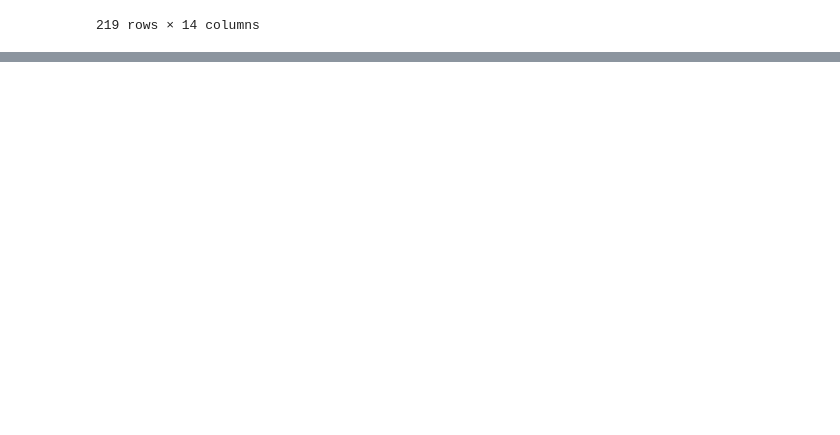
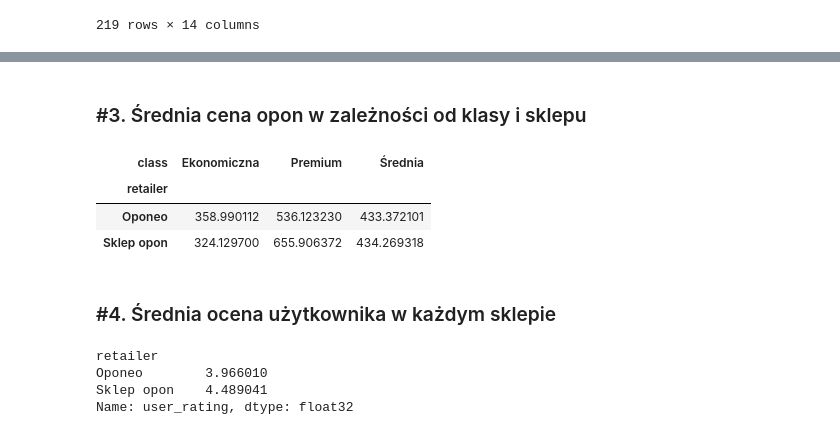
Before and after one commit to JacquesM27/PAD_all, a Jupyter notebook: mini_projekt.ipynb, the cells around one changed output, grey strips where cells are left out. Saved outputs shown, nothing was run; the diff lists cells and outputs as text; code cells hidden in the pictures; blank space fills up the shorter version.

```diff
--- a/mini_projekt.ipynb
+++ b/mini_projekt.ipynb
@@ -627,0 +653,20 @@ update_column_types()
+# %% [markdown]
+### #3. Średnia cena opon w zależności od klasy i sklepu
+# %%
+class_price_stats = df.groupby(['retailer', 'class'], observed=False)['price'].mean().unstack()
+class_price_stats
+# %% [output]
+| class | Ekonomiczna | Premium | Średnia |
+| retailer |  |  |  |
+| Oponeo | 358.990112 | 536.123230 | 433.372101 |
+| Sklep opon | 324.129700 | 655.906372 | 434.269318 |
+# %% [markdown]
+### #4. Średnia ocena użytkownika w każdym sklepie
+# %%
+rating_stats = df.groupby('retailer')['user_rating'].mean()
+rating_stats
+# %% [output]
+retailer
+Oponeo        3.966010
+Sklep opon    4.489041
+Name: user_rating, dtype: float32
```
Also changed, not shown: parts of 15 cells of this notebook.
